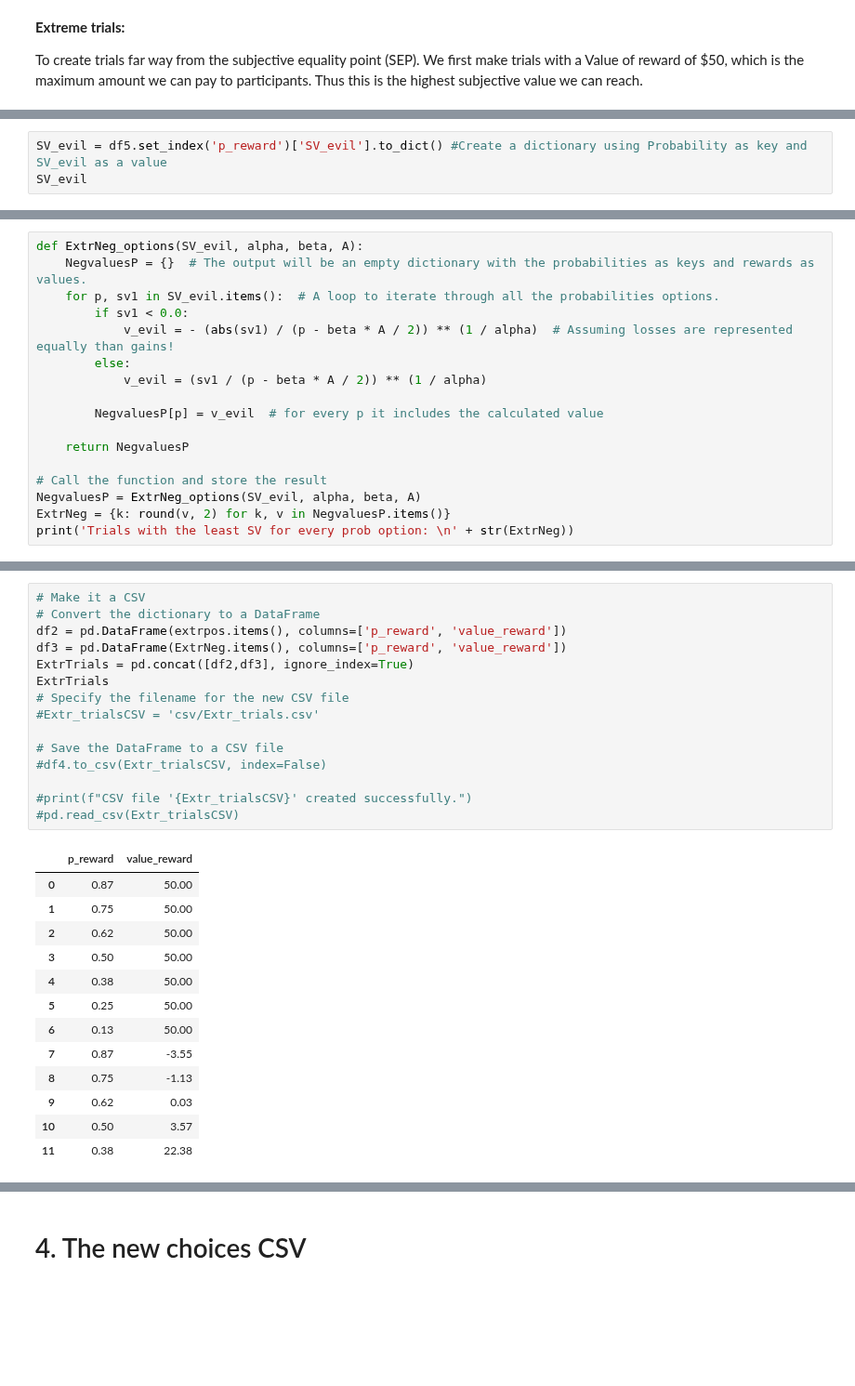
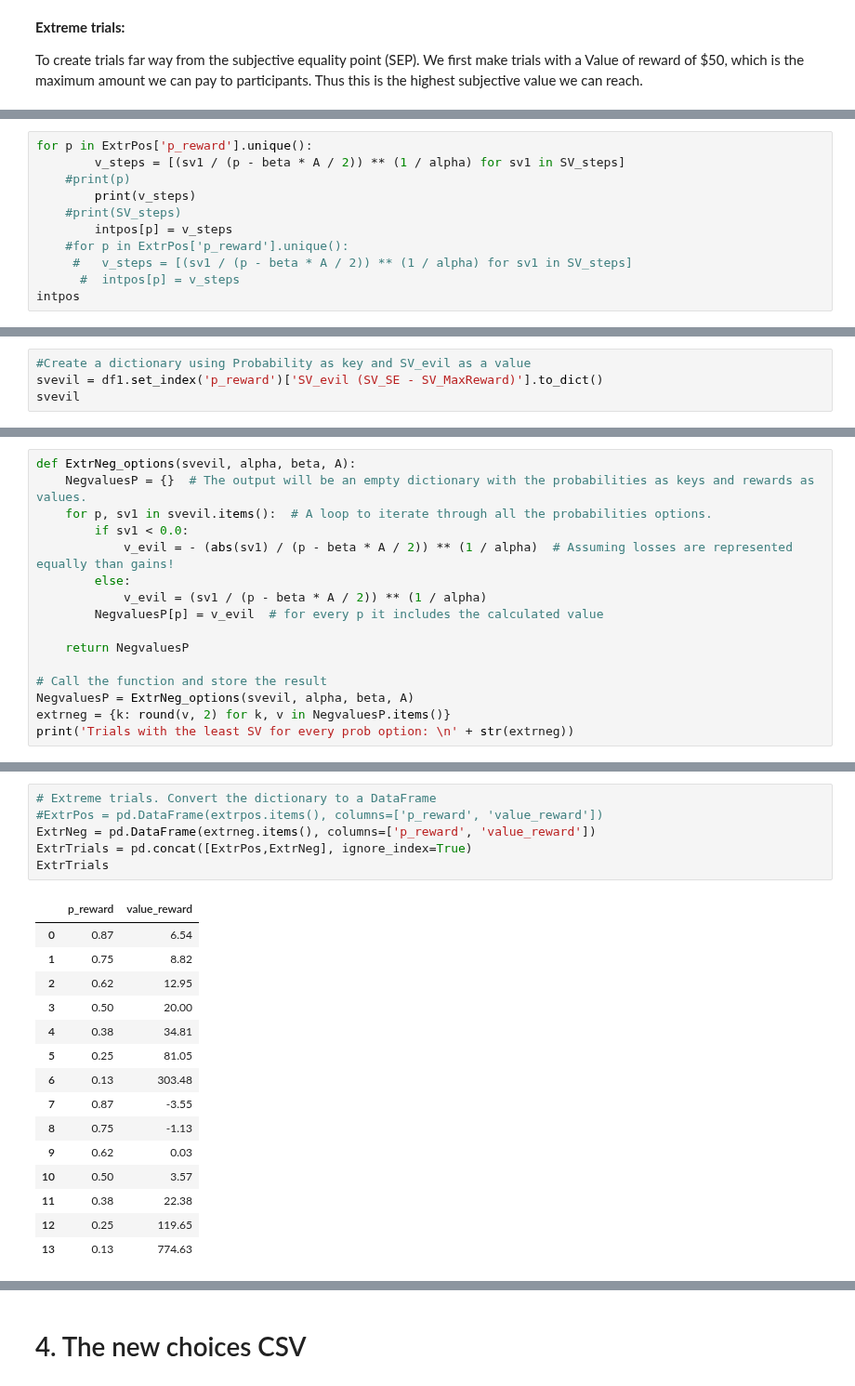
Before and after one commit to CDN-Lab/Adaptive_Choicesets, a Jupyter notebook: gen_choice_set_space.ipynb, the cells around one changed output, grey strips where cells are left out. Shown at 93% size. Cells and saved outputs as stored; diff of their text form; blank space fills up the shorter version.

```diff
--- a/gen_choice_set_space.ipynb
+++ b/gen_choice_set_space.ipynb
@@ -210,0 +237,11 @@ Now, let's find out what Value produces that SV_evil for all the probability lev
+# %%
+for p in ExtrPos['p_reward'].unique():
+        v_steps = [(sv1 / (p - beta * A / 2)) ** (1 / alpha) for sv1 in SV_steps]
+    #print(p)
+        print(v_steps)
+    #print(SV_steps)
+        intpos[p] = v_steps
+    #for p in ExtrPos['p_reward'].unique():
+     #   v_steps = [(sv1 / (p - beta * A / 2)) ** (1 / alpha) for sv1 in SV_steps]
+      #  intpos[p] = v_steps
+intpos
@@ -211,6 +258,7 @@ Now, let's find out what Value produces that SV_evil for all the probability lev
 # %%
-SV_evil = df5.set_index('p_reward')['SV_evil'].to_dict() #Create a dictionary using Probability as key and SV_evil as a value
-SV_evil
+#Create a dictionary using Probability as key and SV_evil as a value
+svevil = df1.set_index('p_reward')['SV_evil (SV_SE - SV_MaxReward)'].to_dict()
+svevil
 # %% [output]
 {0.87: -1.6294444870178513,
  0.75: -0.7975156961353616,
@@ -220,19 +270,18 @@ SV_evil
 # %%
-def ExtrNeg_options(SV_evil, alpha, beta, A):
+def ExtrNeg_options(svevil, alpha, beta, A):
     NegvaluesP = {}  # The output will be an empty dictionary with the probabilities as keys and rewards as values.
-    for p, sv1 in SV_evil.items():  # A loop to iterate through all the probabilities options.
+    for p, sv1 in svevil.items():  # A loop to iterate through all the probabilities options.
         if sv1 < 0.0:
             v_evil = - (abs(sv1) / (p - beta * A / 2)) ** (1 / alpha)  # Assuming losses are represented equally than gains!
         else:
             v_evil = (sv1 / (p - beta * A / 2)) ** (1 / alpha)
-
         NegvaluesP[p] = v_evil  # for every p it includes the calculated value
 
     return NegvaluesP
 
 # Call the function and store the result
-NegvaluesP = ExtrNeg_options(SV_evil, alpha, beta, A)
-ExtrNeg = {k: round(v, 2) for k, v in NegvaluesP.items()}
-print('Trials with the least SV for every prob option: \n' + str(ExtrNeg))
+NegvaluesP = ExtrNeg_options(svevil, alpha, beta, A)
+extrneg = {k: round(v, 2) for k, v in NegvaluesP.items()}
+print('Trials with the least SV for every prob option: \n' + str(extrneg))
 # %% [output]
 Trials with the least SV for every prob option:
@@ -240,29 +289,22 @@ Trials with the least SV for every prob option:
 # %%
-# Make it a CSV
-# Convert the dictionary to a DataFrame
-df2 = pd.DataFrame(extrpos.items(), columns=['p_reward', 'value_reward'])
-df3 = pd.DataFrame(ExtrNeg.items(), columns=['p_reward', 'value_reward'])
-ExtrTrials = pd.concat([df2,df3], ignore_index=True)
+# Extreme trials. Convert the dictionary to a DataFrame
+#ExtrPos = pd.DataFrame(extrpos.items(), columns=['p_reward', 'value_reward'])
+ExtrNeg = pd.DataFrame(extrneg.items(), columns=['p_reward', 'value_reward'])
+ExtrTrials = pd.concat([ExtrPos,ExtrNeg], ignore_index=True)
 ExtrTrials
-# Specify the filename for the new CSV file
-#Extr_trialsCSV = 'csv/Extr_trials.csv'
-
-# Save the DataFrame to a CSV file
-#df4.to_csv(Extr_trialsCSV, index=False)
-
-#print(f"CSV file '{Extr_trialsCSV}' created successfully.")
-#pd.read_csv(Extr_trialsCSV)
 # %% [output]
 |  | p_reward | value_reward |
-| 0 | 0.87 | 50.00 |
-| 1 | 0.75 | 50.00 |
-| 2 | 0.62 | 50.00 |
-| 3 | 0.50 | 50.00 |
-| 4 | 0.38 | 50.00 |
-| 5 | 0.25 | 50.00 |
-| 6 | 0.13 | 50.00 |
+| 0 | 0.87 | 6.54 |
+| 1 | 0.75 | 8.82 |
+| 2 | 0.62 | 12.95 |
+| 3 | 0.50 | 20.00 |
+| 4 | 0.38 | 34.81 |
+| 5 | 0.25 | 81.05 |
+| 6 | 0.13 | 303.48 |
 | 7 | 0.87 | -3.55 |
 | 8 | 0.75 | -1.13 |
 | 9 | 0.62 | 0.03 |
 | 10 | 0.50 | 3.57 |
 | 11 | 0.38 | 22.38 |
+| 12 | 0.25 | 119.65 |
+| 13 | 0.13 | 774.63 |
```
Also changed, not shown: parts of 32 cells of this notebook.
